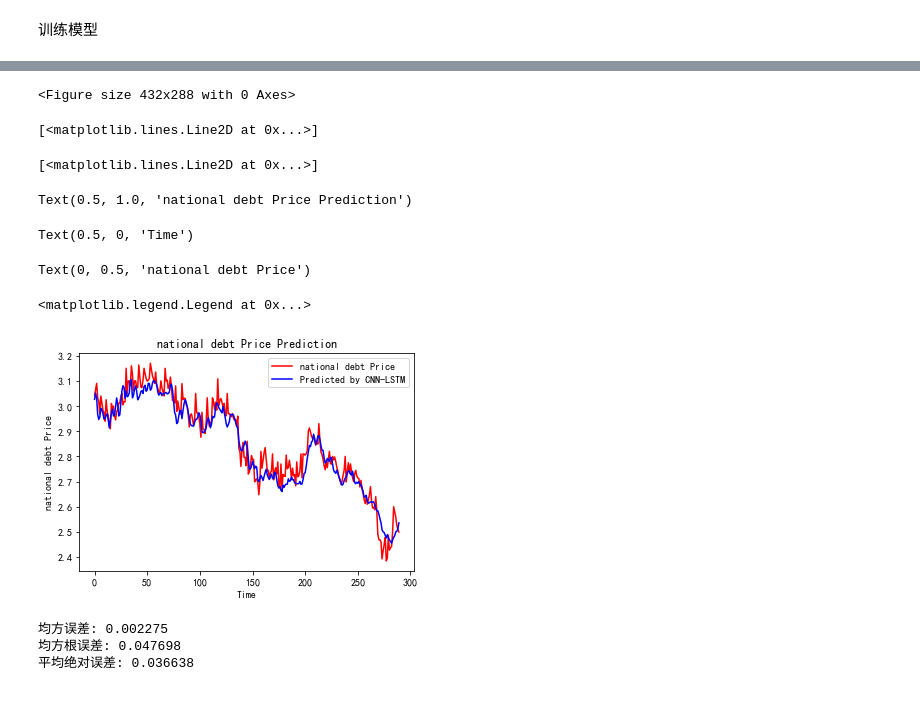
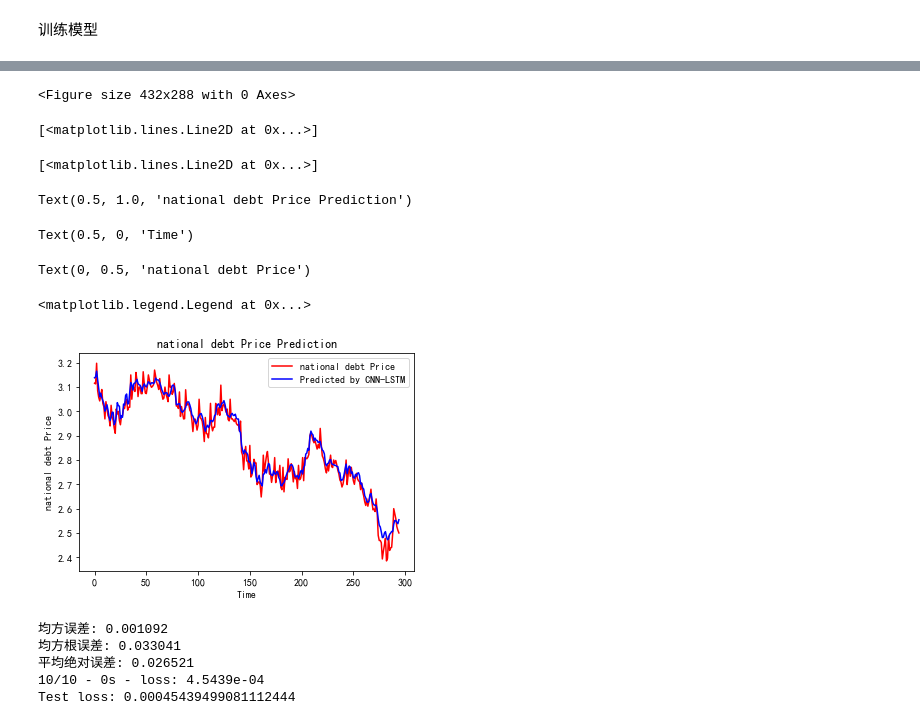
Before and after one commit to root-zr/financial-time-series-models, a Jupyter notebook: cnn-lstm.ipynb, the cells around one changed output, grey strips where cells are left out. Drawn from its saved outputs; the diff is of its cells as text; code cells hidden in the pictures.

Commit message:
add googlenet for cnn-lstm

```diff
--- a/cnn-lstm.ipynb
+++ b/cnn-lstm.ipynb
@@ -149,0 +153,38 @@ x_test = np.reshape(x_test, (x_test.shape[0],10,4))
+# %%
+import os
+from keras.preprocessing import sequence
+from keras.models import Sequential
+from keras.layers import Dense, Dropout, Activation,BatchNormalization
+from keras.layers import Embedding
+from keras.layers import LSTM
+from keras.layers import Conv1D, MaxPooling1D,Flatten,AveragePooling1D
+from tensorflow.keras import Model
+from tensorflow import keras
+from tensorflow.keras import layers
+
+
+inputs = keras.Input(shape=(5, 4), name="input")
+inputs_conv = layers.Conv1D(filters=64, kernel_size=1,activation='relu', strides=1)(inputs)
+
+c1 = layers.Conv1D(filters=64, kernel_size=1,activation='relu', strides=1)(inputs_conv)
+BatchNormalization()
+Activation('relu')
+c2 = layers.Conv1D(filters=64, kernel_size=3,activation='relu', strides=1)(inputs_conv)
+BatchNormalization()
+Activation('relu')
+c3 = layers.Conv1D(filters=64, kernel_size=5,activation='relu', strides=1)(inputs_conv)
+BatchNormalization()
+Activation('relu')
+
+
+cnn_output = tf.concat([inputs_conv,c1,c2,c3], 1)
+
+x = layers.LSTM(50,return_sequences=True)(cnn_output)
+x = layers.Dropout(0.2)(x)
+x = layers.LSTM(60)(x)
+x = layers.Dropout(0.2)(x)
+x = layers.Dense(20)(x)
+outputs = layers.Dense(1)(x)
+
+model = keras.Model(inputs, outputs, name="outputs")
+model.summary()
@@ -270,40 +306,45 @@ predicted_stock_price = model.predict(x_test)
 # 对预测数据还原---从（0，1）反归一化到原始范围
 predicted_stock_price = sc_for_visual.inverse_transform(predicted_stock_price)
 # 对真实数据还原---从（0，1）反归一化到原始范围
-real_stock_price = sc_for_visual.inverse_transform(y_test_for_visual[10:])
+real_stock_price = sc_for_visual.inverse_transform(y_test_for_visual[5:])
 # 画出真实数据和预测数据的对比曲线
 # 画出真实数据和预测数据的对比曲线
 plt.figure(facecolor='white')
 plt.plot(real_stock_price, color='red', label='national debt Price')
 plt.plot(predicted_stock_price, color='blue', label='Predicted by CNN-LSTM')
 plt.title('national debt Price Prediction')
 plt.xlabel('Time')
 plt.ylabel('national debt Price')
 plt.legend()
 plt.show()
 
 ##########evaluate##############
 # calculate MSE 均方误差 ---> E[(预测值-真实值)^2] (预测值减真实值求平方后求均值)
 mse = mean_squared_error(predicted_stock_price, real_stock_price)
 # calculate RMSE 均方根误差--->sqrt[MSE]    (对均方误差开方)
 rmse = math.sqrt(mean_squared_error(predicted_stock_price, real_stock_price))
 # calculate MAE 平均绝对误差----->E[|预测值-真实值|](预测值减真实值求绝对值后求均值）
 mae = mean_absolute_error(predicted_stock_price, real_stock_price)
 print('均方误差: %.6f' % mse)
 print('均方根误差: %.6f' % rmse)
 print('平均绝对误差: %.6f' % mae)
+
+loss = model.evaluate(x_test, y_test, verbose=2)
+print("Test loss:", loss)
 # %% [output]
 <Figure size 432x288 with 0 Axes>
 [<matplotlib.lines.Line2D at 0x...>]
 [<matplotlib.lines.Line2D at 0x...>]
 Text(0.5, 1.0, 'national debt Price Prediction')
 Text(0.5, 0, 'Time')
 Text(0, 0.5, 'national debt Price')
 <matplotlib.legend.Legend at 0x...>
-[figure, old version]
+[figure, new version]
-均方误差: 0.002275
-均方根误差: 0.047698
-平均绝对误差: 0.036638
+均方误差: 0.001092
+均方根误差: 0.033041
+平均绝对误差: 0.026521
+10/10 - 0s - loss: 4.5439e-04
+Test loss: 0.00045439499081112444
 # %%
 from sklearn.metrics import explained_variance_score
 import seaborn as sns
```
Also changed, not shown: parts of 11 cells of this notebook, 25 other files.
